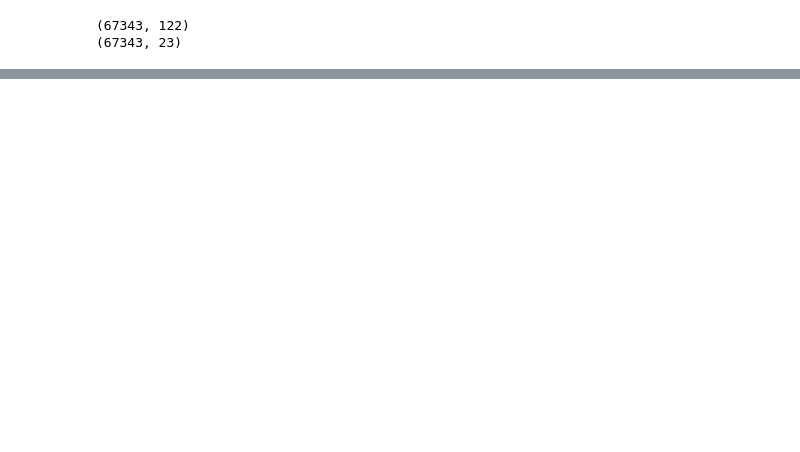
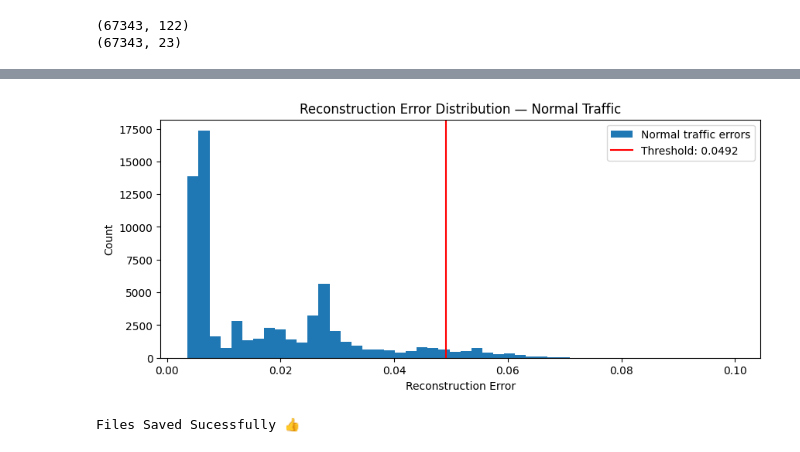
Before and after one commit to ShivaramHR/network-anomaly-detection-ids, a Jupyter notebook: Notebooks/AutoEncoder.ipynb, the cells around one changed output, grey strips where cells are left out. Cells and saved outputs as stored; diff of their text form; code cells hidden in the pictures; blank space fills up the shorter version.

```diff
--- a/Notebooks/AutoEncoder.ipynb
+++ b/Notebooks/AutoEncoder.ipynb
@@ -61,7 +61,8 @@ def train_autoencoder(X, epochs = 30, batch_size = 128):
 
     return X_decoded, model
 # %%
-X_decoded, _ = compile(X_normal, epochs = 30, batch_size = 128)
+X_decoded, model = train_autoencoder(X_normal, epochs = 30, batch_size = 128)
+m = X_normal.shape[0]
 
 reconstruction_error = np.mean(np.power(X_normal - X_decoded, 2), axis=1)
 
@@ -87 +88,6 @@ Generating final predictions with trained weights
 (67343,)
+# %%
+#set the threshold percentile
+threshold = np.percentile(reconstruction_error, 95)
+
+print(f"Threshold: {threshold:.4f}")
@@ -87,0 +105,22 @@ Generating final predictions with trained weights
+# %%
+import matplotlib.pyplot as plt
+plt.figure(figsize=(10, 4))
+plt.hist(reconstruction_error, bins=50, label='Normal traffic errors')
+plt.axvline(threshold, color='red', label=f'Threshold: {threshold:.4f}')
+plt.xlabel('Reconstruction Error')
+plt.ylabel('Count')
+plt.title('Reconstruction Error Distribution — Normal Traffic')
+plt.legend()
+plt.savefig('../data/reconstruction_error_plot.png')
+plt.show()
+# %% [output]
+[figure, added]
+# %%
+model.save('../models/autoencoder.keras')
+np.save('../data/threshold.npy', np.array([threshold]))
+np.save('../data/all_errors.npy', all_errors)
+np.save('../data/anomaly_flags.npy', anomalies)
+
+print("Files Saved Sucessfully 👍")
+# %% [output]
+Files Saved Sucessfully 👍
```
Also changed, not shown: parts of 3 cells of this notebook, 1 other file.
